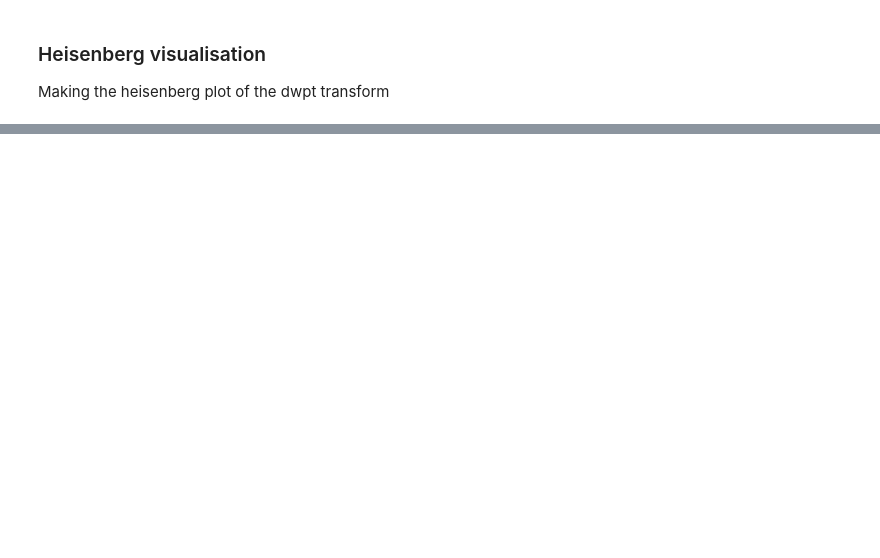
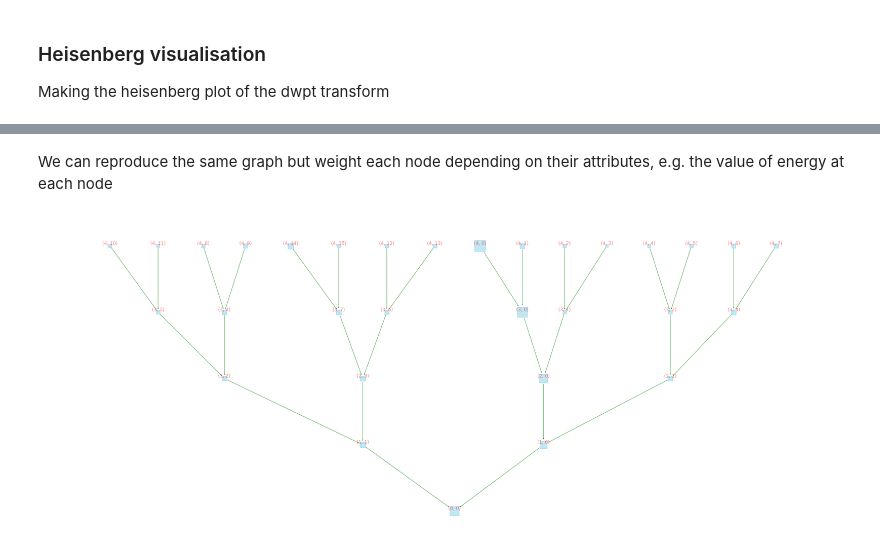
Before and after one commit to USonixGroup/wpt-cavitation, a Jupyter notebook: notebooks/transform_graph_visualisation.ipynb, the cells around one changed output, grey strips where cells are left out. Drawn from its saved outputs; the diff is of its cells as text; code cells hidden in the pictures; blank space fills up the shorter version.

```diff
--- a/notebooks/transform_graph_visualisation.ipynb
+++ b/notebooks/transform_graph_visualisation.ipynb
@@ -215,0 +157,20 @@ KeyError: (1, 0)
+# %% [markdown]
+We can reproduce the same graph but weight each node depending on their attributes, e.g. the value of energy at each node
+# %%
+fig, ax = plt.subplots(1, 1, figsize=(50, 20))
+nx.draw(
+    G,
+    pos = graphviz_layout(G,prog = "dot"),
+    ax=ax,
+    arrowsize=5,
+    verticalalignment="bottom",
+    font_size=16,
+    font_color="red",
+    with_labels=True,
+    node_size=[1E3*nx.get_node_attributes(G, "energy")[v] for v in G],
+    node_color="skyblue", node_shape="s", alpha=0.5, linewidths=2,
+    width=2, edge_color="green", style="solid"
+)  # pos=pos_nodes,
+plt.show()
+# %% [output]
+[figure, added]
```
Also changed, not shown: parts of 23 cells of this notebook.
